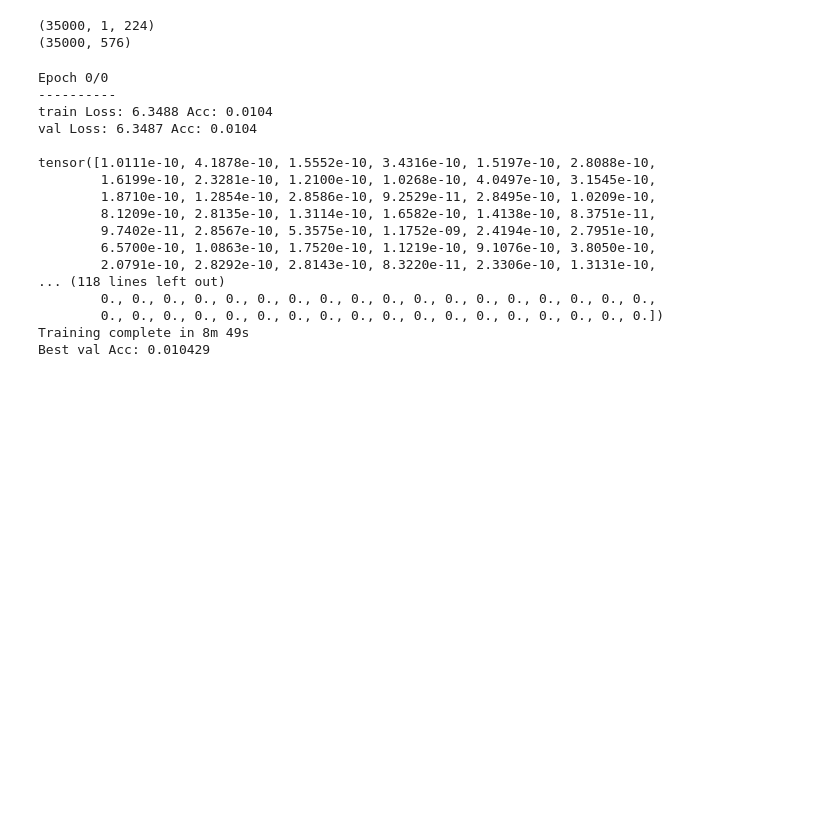
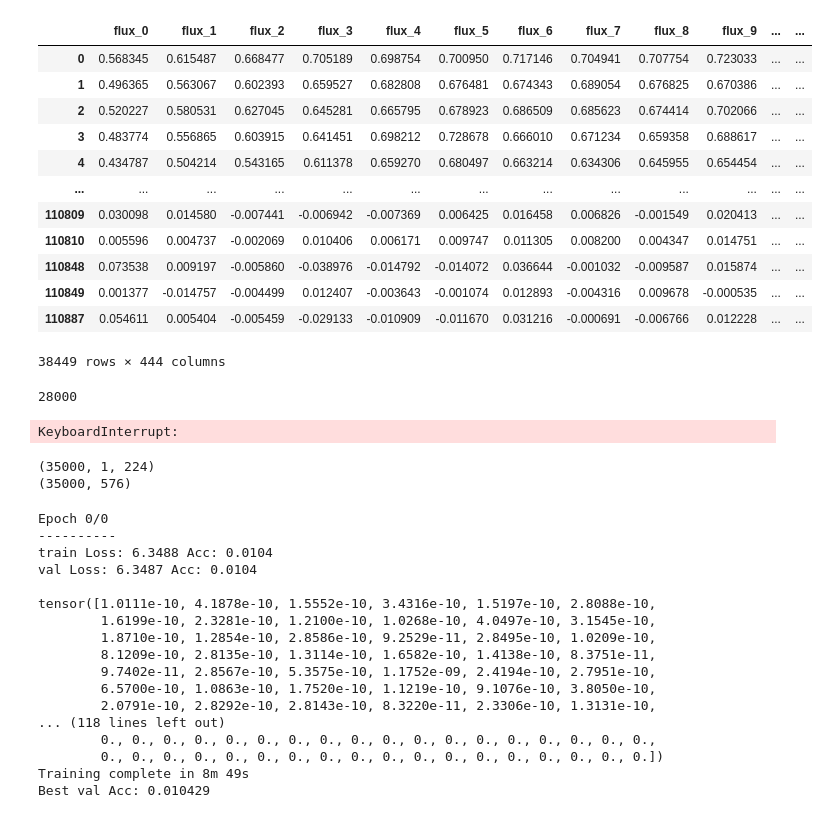
Before and after one commit to lukemcdermottt/Star-Lab, a Jupyter notebook: Older Code/driver-decomp.ipynb, the cells around one changed output. Drawn from its saved outputs; the diff is of its cells as text; code cells hidden in the pictures; blank space fills up the shorter version.

```diff
--- a/driver-decomp.ipynb
+++ b/Older Code/driver-decomp.ipynb
@@ -1,3 +1,63 @@
+# %%
+import random
+import numpy as np
+import matplotlib.pyplot as plt
+from scipy import stats
+import sklearn
+from sklearn.ensemble import RandomForestClassifier
+from sklearn.metrics import confusion_matrix, accuracy_score, precision_score, classification_report
+from sklearn.preprocessing import MinMaxScaler, StandardScaler
+from sklearn.model_selection import train_test_split, KFold,RepeatedKFold, GridSearchCV,  RandomizedSearchCV
+import math
+from data import *
+import pandas as pd
+from itertools import islice
+import seaborn as sns; sns.set_theme()
+from imblearn.ensemble import BalancedRandomForestClassifier
+from sklearn.tree import DecisionTreeClassifier
+from sklearn.linear_model import LogisticRegression
+from statistics import mean
+
+df = pd.read_hdf('/Users/lukemcdermott/Desktop/Physics/spectral_templates_data_version_june20.h5', key = '/binaries')
+bin_df = pd.read_hdf('/Users/lukemcdermott/Desktop/Physics/spectral_templates_data_version_june20.h5', key = '/binaries')
+df = df.loc[df['primary_type'] <= df['secondary_type']]
+display(df)
+
+x = np.insert(np.arange(441), 0, -1)
+#x = np.arange(441)
+images = df.iloc[:, x].to_numpy()
+labels = df.iloc[:, 441:443].to_numpy()
+labels_flat = np.zeros((len(labels)))
+for idx, i in enumerate(labels):
+    labels_flat[idx] = 24*(int(i[0]-16)) + int((i[1]-16))
+#Convert 2D labels into 1D Discrete Classes
+
+idx = np.random.choice(np.arange(len(images)), 35000, replace=False)
+images_sample = images[idx]
+labels_sample = labels_flat[idx]
+
+# Split into training and testing sets
+train_images, train_labels, test_images, test_labels = split_data(images_sample, labels_sample)
+
+clf = LogisticRegression(max_iter = 1000, solver='lbfgs')
+clf.fit(train_images, train_labels)
+clf.score(test_images, test_labels)
+# %% [output]
+|  | flux_0 | flux_1 | flux_2 | flux_3 | flux_4 | flux_5 | flux_6 | flux_7 | flux_8 | flux_9 | ... | ... |
+| 0 | 0.568345 | 0.615487 | 0.668477 | 0.705189 | 0.698754 | 0.700950 | 0.717146 | 0.704941 | 0.707754 | 0.723033 | ... | ... |
+| 1 | 0.496365 | 0.563067 | 0.602393 | 0.659527 | 0.682808 | 0.676481 | 0.674343 | 0.689054 | 0.676825 | 0.670386 | ... | ... |
+| 2 | 0.520227 | 0.580531 | 0.627045 | 0.645281 | 0.665795 | 0.678923 | 0.686509 | 0.685623 | 0.674414 | 0.702066 | ... | ... |
+| 3 | 0.483774 | 0.556865 | 0.603915 | 0.641451 | 0.698212 | 0.728678 | 0.666010 | 0.671234 | 0.659358 | 0.688617 | ... | ... |
+| 4 | 0.434787 | 0.504214 | 0.543165 | 0.611378 | 0.659270 | 0.680497 | 0.663214 | 0.634306 | 0.645955 | 0.654454 | ... | ... |
+| ... | ... | ... | ... | ... | ... | ... | ... | ... | ... | ... | ... | ... |
+| 110809 | 0.030098 | 0.014580 | -0.007441 | -0.006942 | -0.007369 | 0.006425 | 0.016458 | 0.006826 | -0.001549 | 0.020413 | ... | ... |
+| 110810 | 0.005596 | 0.004737 | -0.002069 | 0.010406 | 0.006171 | 0.009747 | 0.011305 | 0.008200 | 0.004347 | 0.014751 | ... | ... |
+| 110848 | 0.073538 | 0.009197 | -0.005860 | -0.038976 | -0.014792 | -0.014072 | 0.036644 | -0.001032 | -0.009587 | 0.015874 | ... | ... |
+| 110849 | 0.001377 | -0.014757 | -0.004499 | 0.012407 | -0.003643 | -0.001074 | 0.012893 | -0.004316 | 0.009678 | -0.000535 | ... | ... |
+| 110887 | 0.054611 | 0.005404 | -0.005459 | -0.029133 | -0.010909 | -0.011670 | 0.031216 | -0.000691 | -0.006766 | 0.012228 | ... | ... |
+38449 rows × 444 columns
+28000
+KeyboardInterrupt:
 # %%
 from model import *
 # %% [output]
```
Also changed, not shown: 21 other files.
